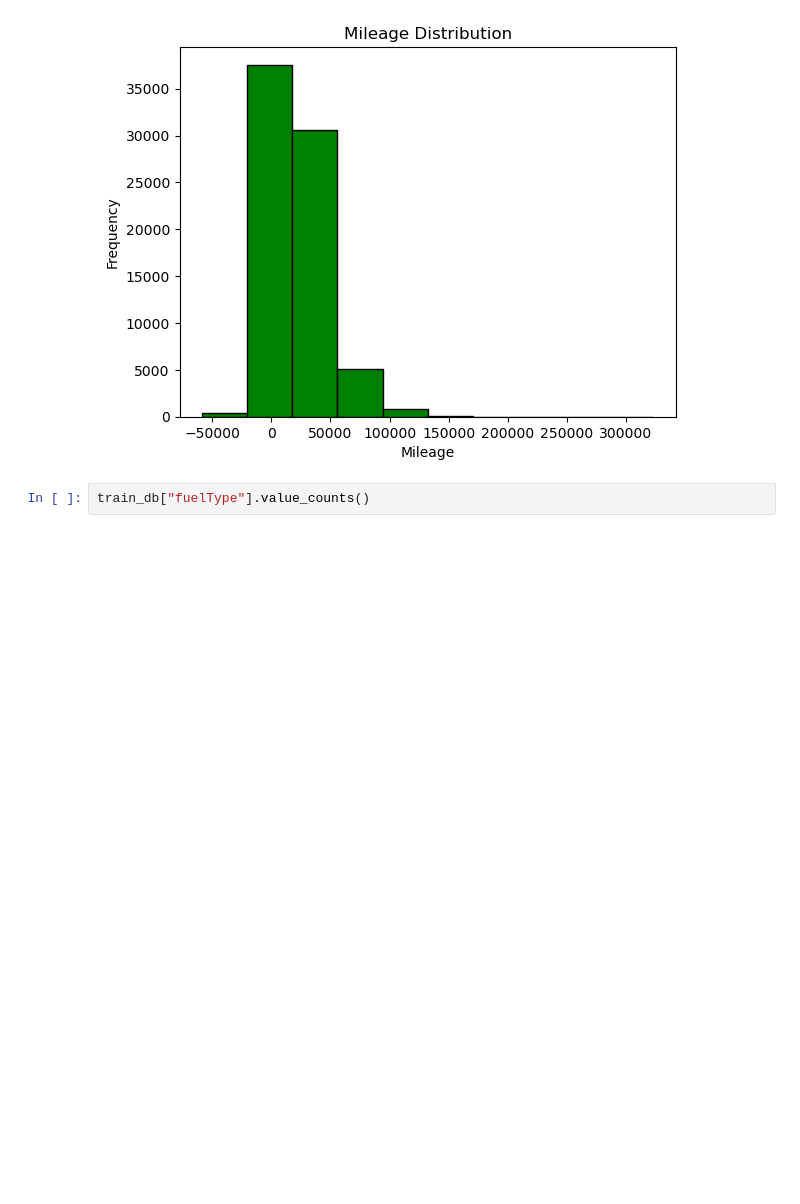
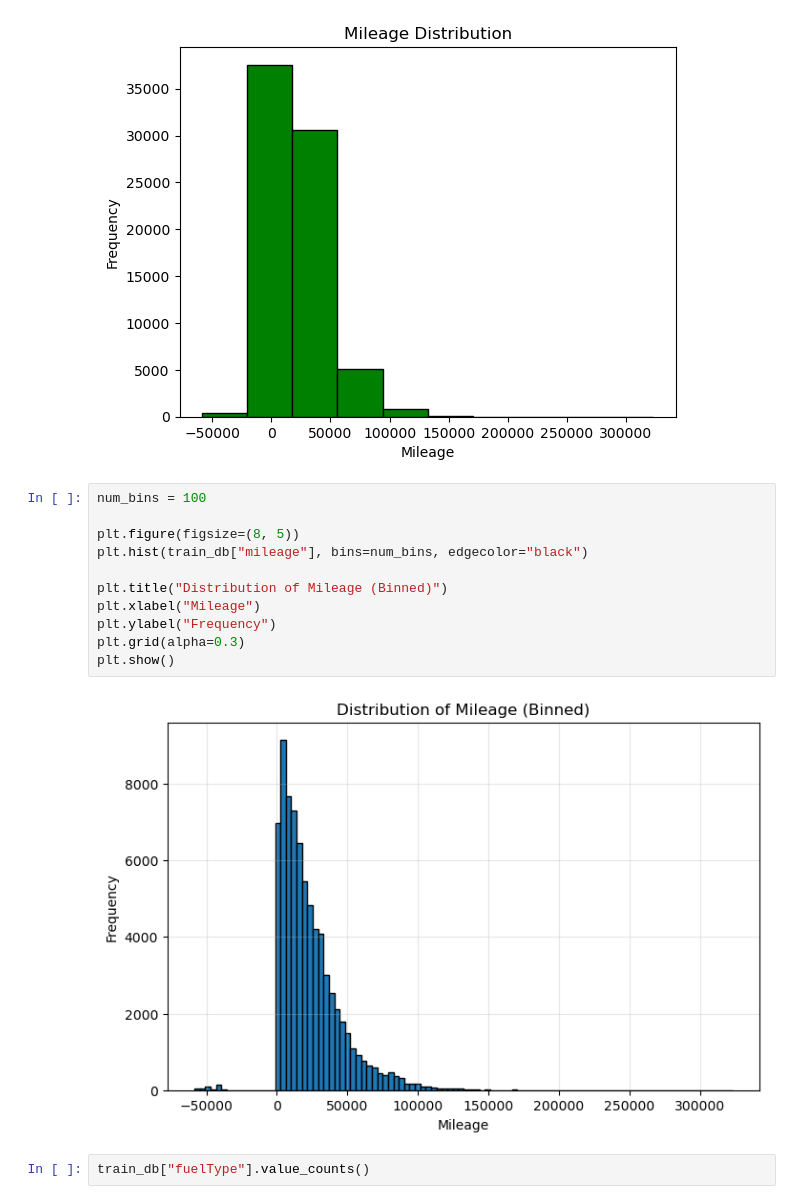
Before and after one commit to rodbarretoteixeira/ProjetoML, a Jupyter notebook: clean.ipynb, the cells around one changed output. Saved outputs shown, nothing was run; the diff lists cells and outputs as text; blank space fills up the shorter version.

```diff
--- a/clean.ipynb
+++ b/clean.ipynb
@@ -353,6 +392,19 @@ f.plot_histogram(train_db["mileage"],
                  "Mileage Distribution")  # title of the plot
 # %% [output]
 [figure]
+# %%
+num_bins = 100
+
+plt.figure(figsize=(8, 5))
+plt.hist(train_db["mileage"], bins=num_bins, edgecolor="black")
+
+plt.title("Distribution of Mileage (Binned)")
+plt.xlabel("Mileage")
+plt.ylabel("Frequency")
+plt.grid(alpha=0.3)
+plt.show()
+# %% [output]
+[figure, added]
 # %%
 train_db["fuelType"].value_counts()
 # %% [output]
```
Also changed, not shown: parts of 16 cells of this notebook, 1 other file.
